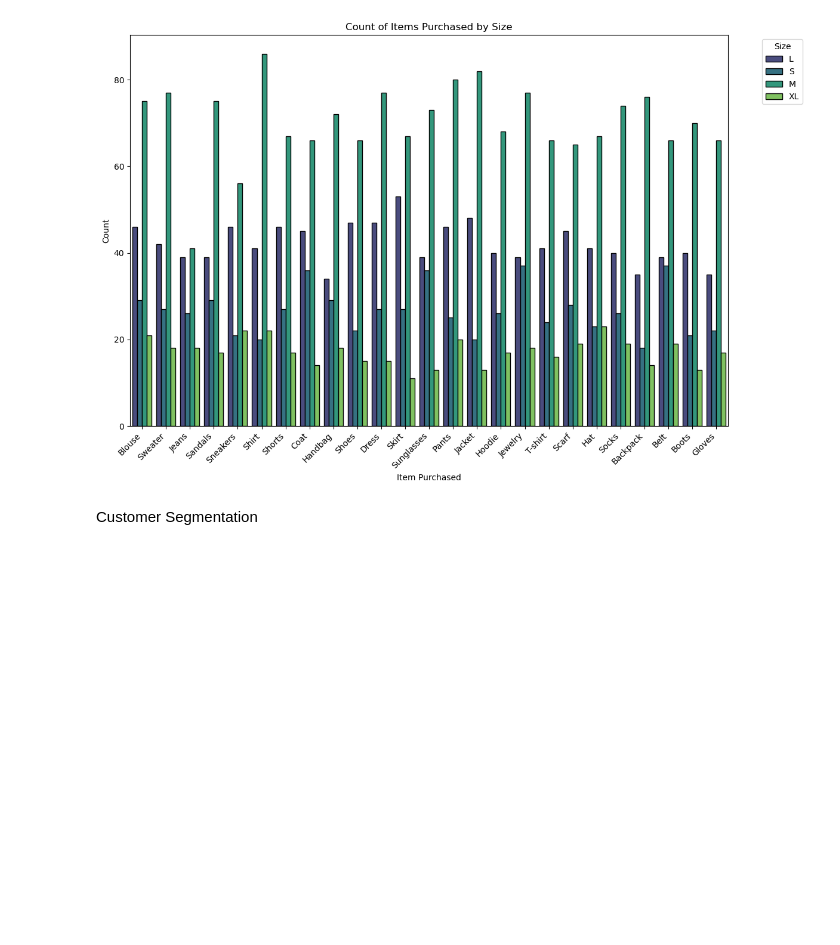
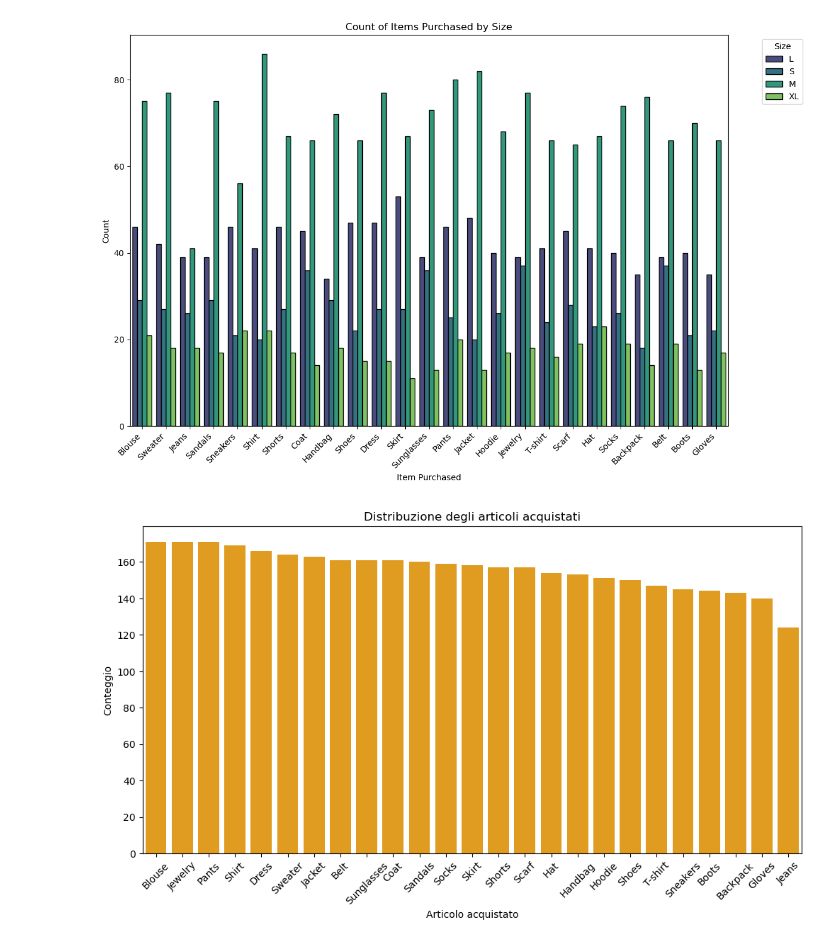
Before and after one commit to J0joFra/Shopping_Behavior, a Jupyter notebook: notebooks/DataVisualization.ipynb, the cells around one changed output. Saved outputs shown, nothing was run; the diff lists cells and outputs as text; code cells hidden in the pictures; blank space fills up the shorter version.

Commit message:
Fixed Chart

```diff
--- a/notebooks/DataVisualization.ipynb
+++ b/notebooks/DataVisualization.ipynb
@@ -117,5 +117,14 @@ plt.tight_layout()
 plt.show()
 # %% [output]
 [figure]
-# %% [markdown]
-Customer Segmentation
+# %%
+#grafico a barre per gli articoli acquistati
+plt.figure(figsize=(12, 6))
+sns.countplot(data=df, x='Item Purchased', order=df['Item Purchased'].value_counts().index, color="orange")
+plt.xticks(rotation=45)
+plt.title('Distribuzione degli articoli acquistati')
+plt.xlabel('Articolo acquistato')
+plt.ylabel('Conteggio')
+plt.show()
+# %% [output]
+[figure, added]
```
Also changed, not shown: parts of 2 cells of this notebook.
